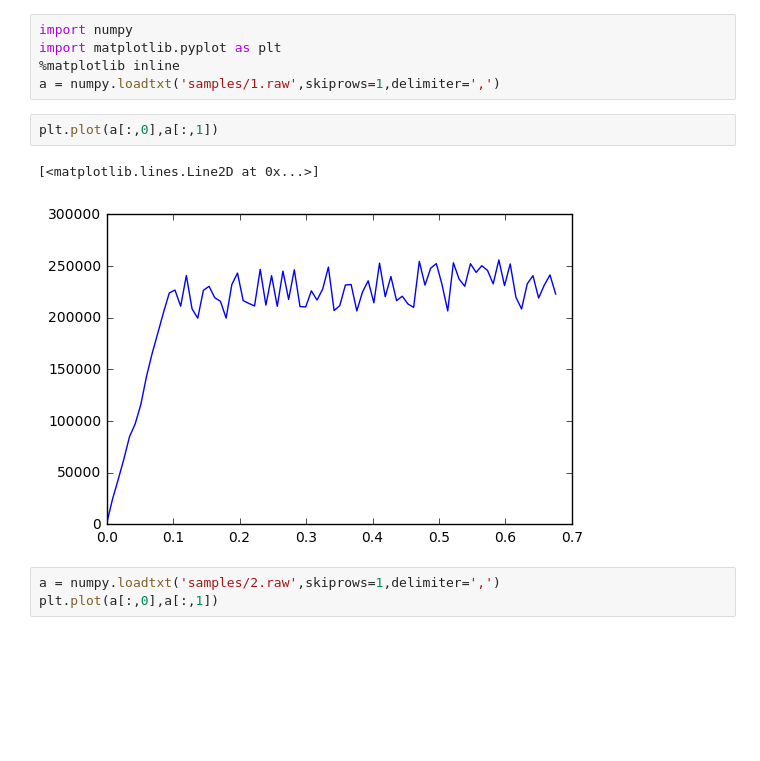
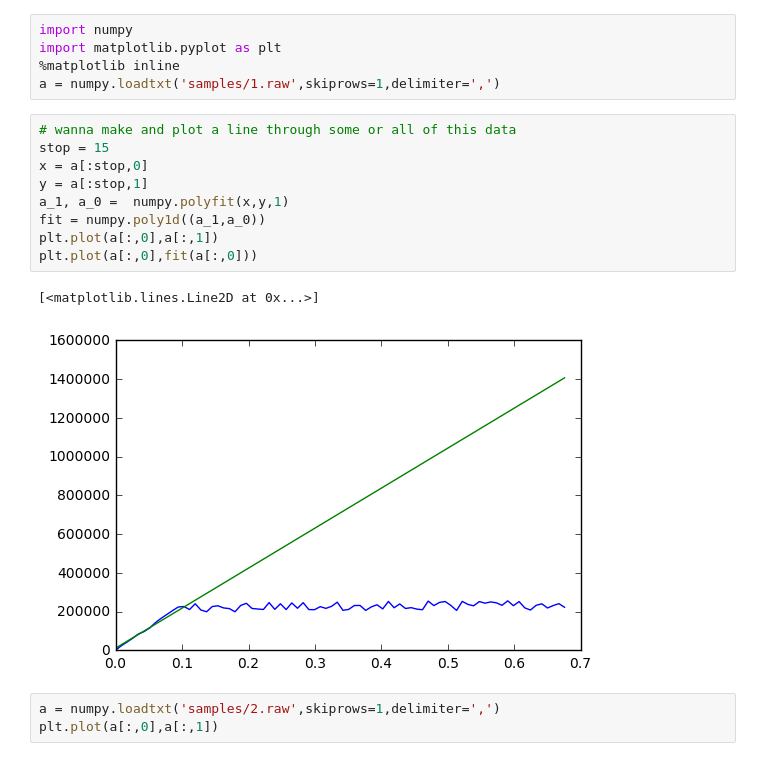
Before and after one commit to erjank/project1, a Jupyter notebook: eric-scratch.ipynb, the cells around one changed output. Saved outputs shown, nothing was run; the diff lists cells and outputs as text; blank space fills up the shorter version.

```diff
--- a/eric-scratch.ipynb
+++ b/eric-scratch.ipynb
@@ -3,11 +3,18 @@ import numpy
 import matplotlib.pyplot as plt
 %matplotlib inline
 a = numpy.loadtxt('samples/1.raw',skiprows=1,delimiter=',')
-# %%
-plt.plot(a[:,0],a[:,1])
-# %% [output]
-[<matplotlib.lines.Line2D at 0x...>]
-[figure, removed]
+# %%
+# wanna make and plot a line through some or all of this data
+stop = 15
+x = a[:stop,0]
+y = a[:stop,1]
+a_1, a_0 =  numpy.polyfit(x,y,1)
+fit = numpy.poly1d((a_1,a_0))
+plt.plot(a[:,0],a[:,1])
+plt.plot(a[:,0],fit(a[:,0]))
+# %% [output]
+[<matplotlib.lines.Line2D at 0x...>]
+[figure, added]
 # %%
 a = numpy.loadtxt('samples/2.raw',skiprows=1,delimiter=',')
 plt.plot(a[:,0],a[:,1])
```
